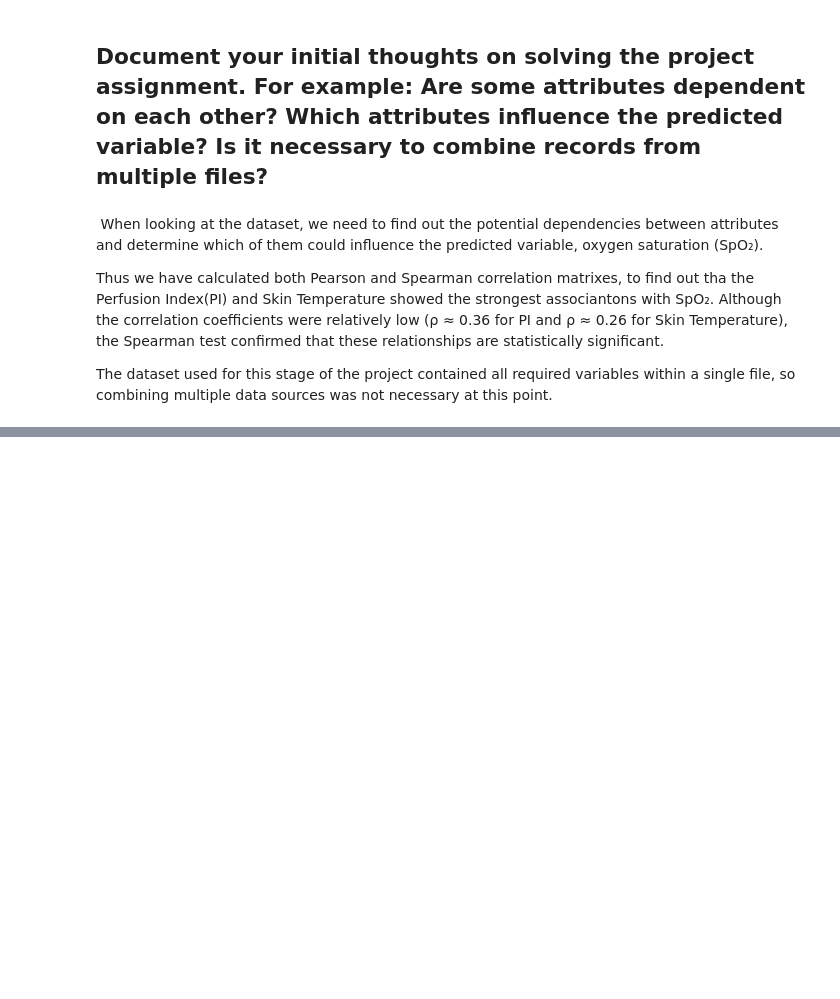
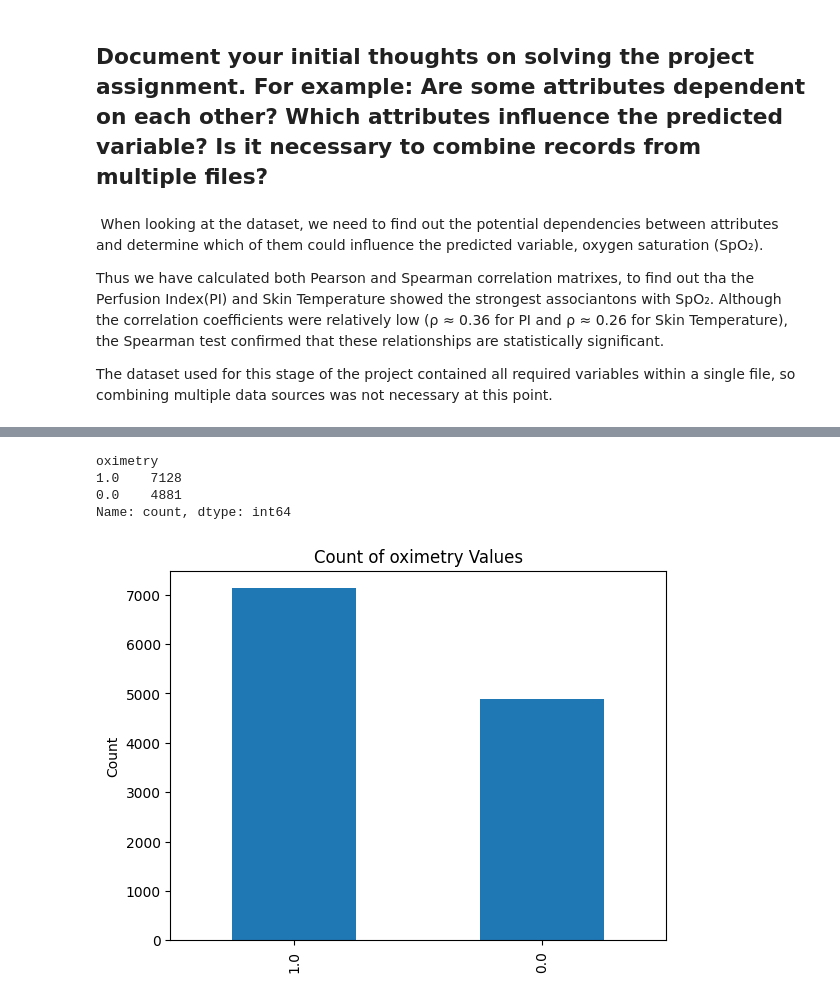
Before and after one commit to Michzru/Critical-oxygen-saturation-estimation, a Jupyter notebook: phase_1.ipynb, the cells around one changed output, grey strips where cells are left out. Saved outputs shown, nothing was run; the diff lists cells and outputs as text; code cells hidden in the pictures; blank space fills up the shorter version.

```diff
--- a/phase_1.ipynb
+++ b/phase_1.ipynb
@@ -1168,0 +1255,3 @@ The dataset used for this stage of the project contained all required variables
+# %%
+hpc1 = dff1[['PI','oximetry']]
+hpc1.head()
@@ -1168,0 +1277,17 @@ The dataset used for this stage of the project contained all required variables
+# %%
+hpc1['oximetry'].unique()
+counts = hpc1['oximetry'].value_counts()
+counts
+# %% [output]
+oximetry
+1.0    7128
+0.0    4881
+Name: count, dtype: int64
+# %%
+counts.plot(kind='bar')
+plt.xlabel('')
+plt.ylabel('Count')
+plt.title('Count of oximetry Values')
+plt.show()
+# %% [output]
+[figure, added]
```
Also changed, not shown: parts of 44 cells of this notebook.
